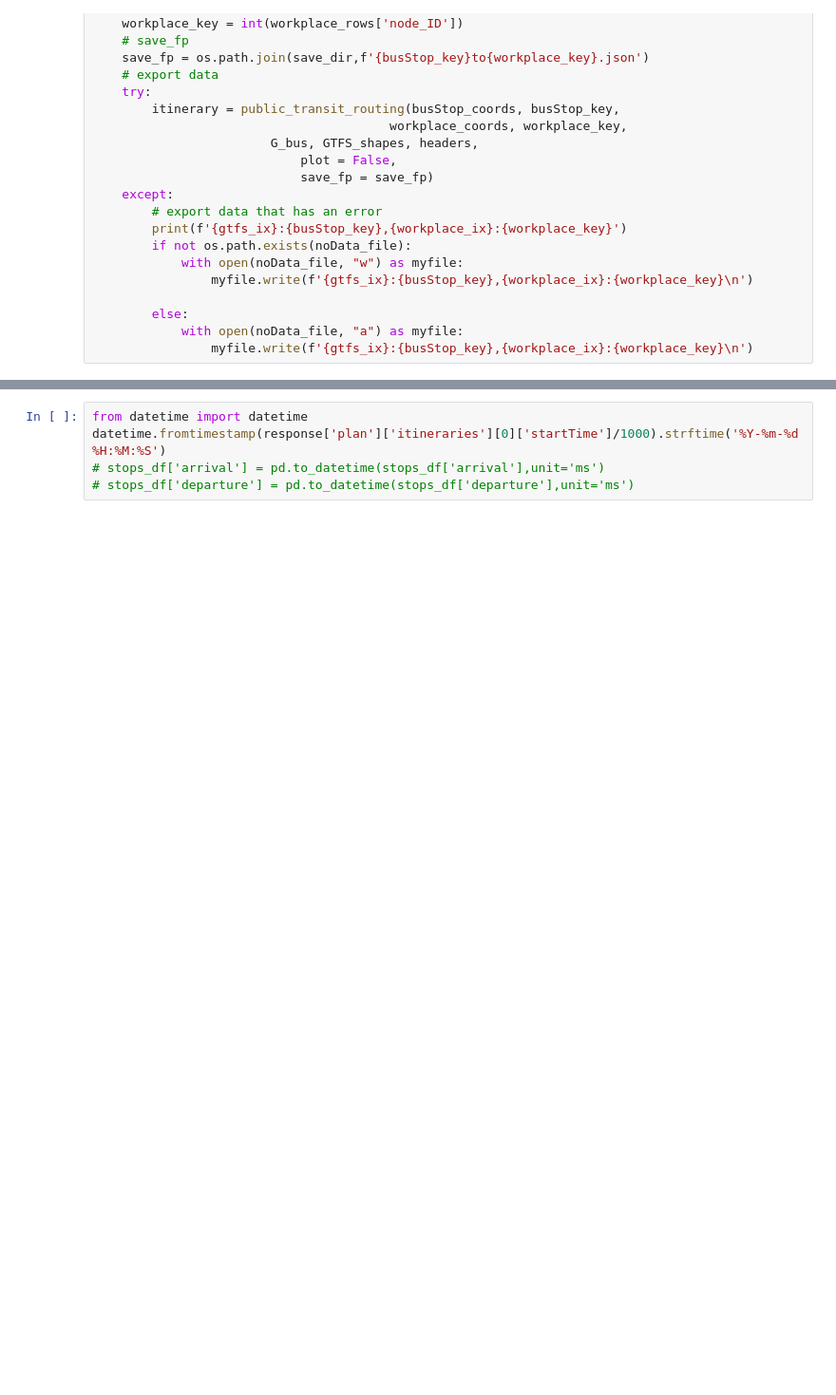
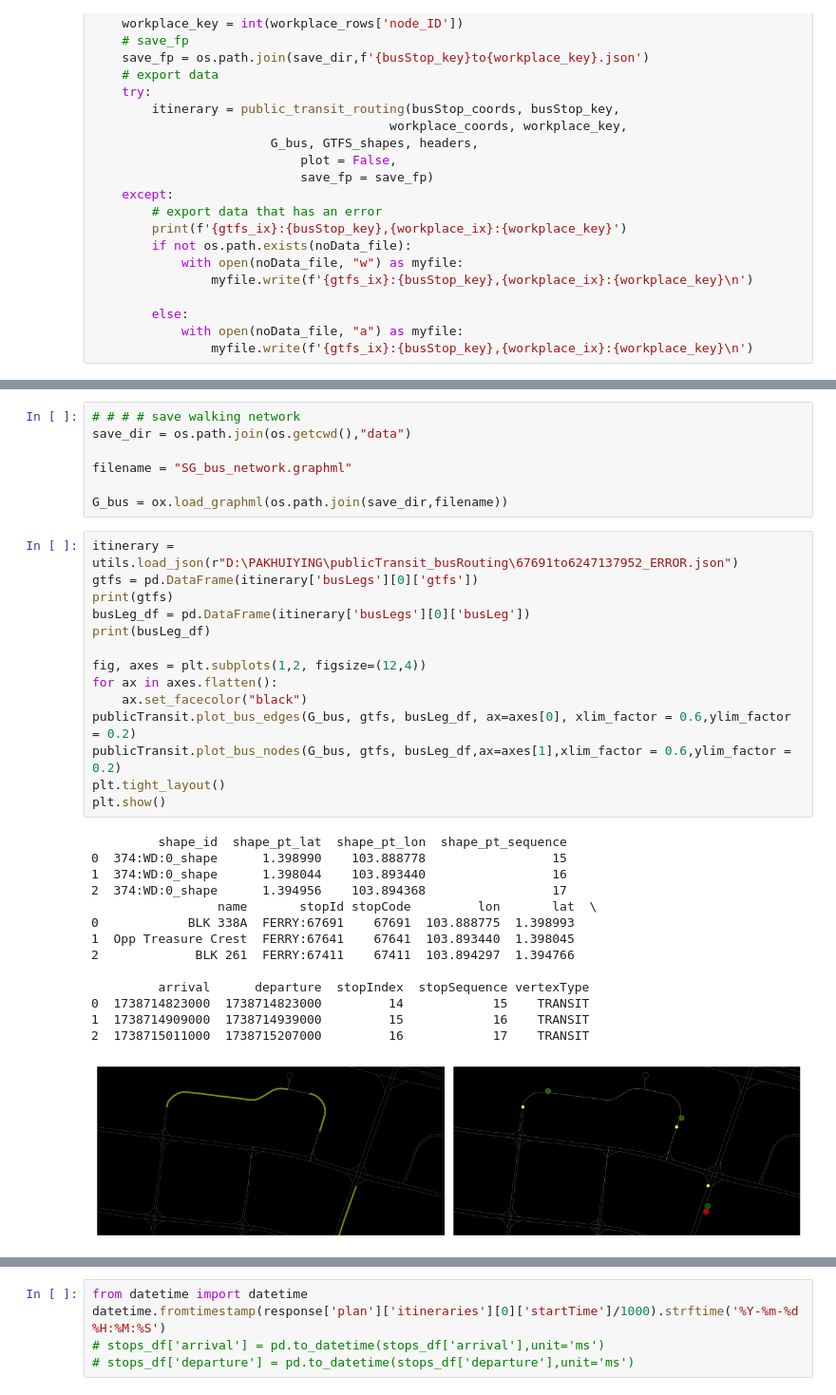
Before and after one commit to pakhuiying/NCCS_analysis, a Jupyter notebook: OneMap_API.ipynb, the cells around one changed output, grey strips where cells are left out. Shown at 95% size. Drawn from its saved outputs; the diff is of its cells as text; blank space fills up the shorter version.

Commit message:
reprocess error associated to bus services not found in GTFS cus they are Go-Ahead city direct buses that operates only during peak hours. Retry bus route at different times

```diff
--- a/OneMap_API.ipynb
+++ b/OneMap_API.ipynb
@@ -340,0 +443,36 @@ response['plan']['itineraries'][0]['legs'][1]
+# %%
+# # # # save walking network
+save_dir = os.path.join(os.getcwd(),"data")
+
+filename = "SG_bus_network.graphml"
+
+G_bus = ox.load_graphml(os.path.join(save_dir,filename))
+# %%
+itinerary = utils.load_json(r"D:\PAKHUIYING\publicTransit_busRouting\67691to6247137952_ERROR.json")
+gtfs = pd.DataFrame(itinerary['busLegs'][0]['gtfs'])
+print(gtfs)
+busLeg_df = pd.DataFrame(itinerary['busLegs'][0]['busLeg'])
+print(busLeg_df)
+
+fig, axes = plt.subplots(1,2, figsize=(12,4))
+for ax in axes.flatten():
+    ax.set_facecolor("black")
+publicTransit.plot_bus_edges(G_bus, gtfs, busLeg_df, ax=axes[0], xlim_factor = 0.6,ylim_factor = 0.2)
+publicTransit.plot_bus_nodes(G_bus, gtfs, busLeg_df,ax=axes[1],xlim_factor = 0.6,ylim_factor = 0.2)
+plt.tight_layout()
+plt.show()
+# %% [output]
+         shape_id  shape_pt_lat  shape_pt_lon  shape_pt_sequence
+0  374:WD:0_shape      1.398990    103.888778                 15
+1  374:WD:0_shape      1.398044    103.893440                 16
+2  374:WD:0_shape      1.394956    103.894368                 17
+                 name       stopId stopCode         lon       lat  \
+0            BLK 338A  FERRY:67691    67691  103.888775  1.398993
+1  Opp Treasure Crest  FERRY:67641    67641  103.893440  1.398045
+2             BLK 261  FERRY:67411    67411  103.894297  1.394766
+
+         arrival      departure  stopIndex  stopSequence vertexType
+0  1738714823000  1738714823000         14            15    TRANSIT
+1  1738714909000  1738714939000         15            16    TRANSIT
+2  1738715011000  1738715207000         16            17    TRANSIT
+[figure, added]
```
Also changed, not shown: parts of 10 cells of this notebook, 3 other files.
